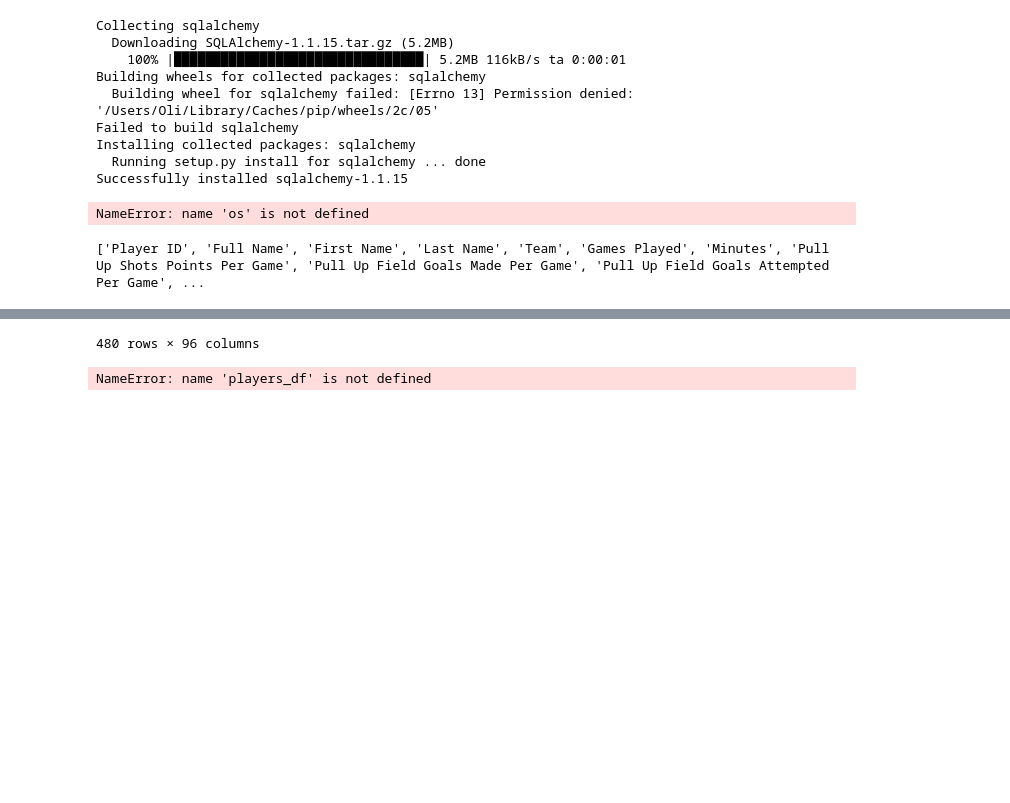
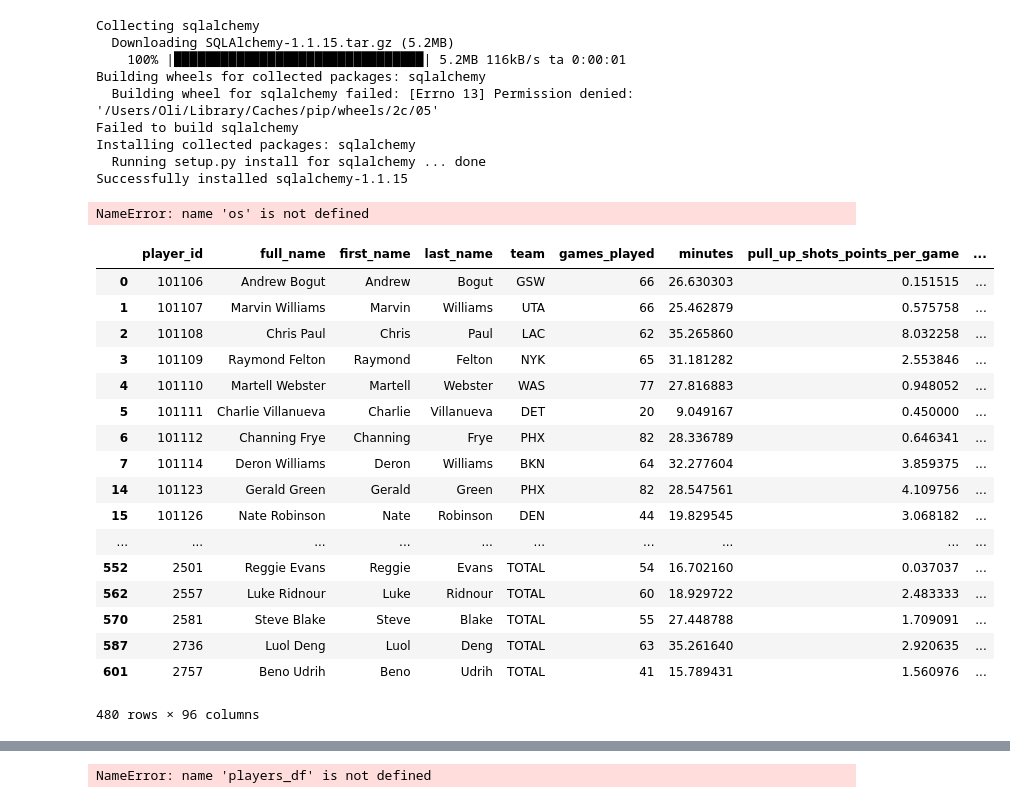
Before and after one commit to AndreiUngur/Codejam2017, a Jupyter notebook: Getting_NBA_Data.ipynb, the cells around one changed output, grey strips where cells are left out. Drawn from its saved outputs; the diff is of its cells as text; code cells hidden in the pictures; blank space fills up the shorter version.

Commit message:
data.db has changed column names

```diff
--- a/Getting_NBA_Data.ipynb
+++ b/Getting_NBA_Data.ipynb
@@ -15,7 +15,7 @@ import pandas as pd
 import sys
 import sqlalchemy
 
-CONN = sqlalchemy.create_engine('sqlite:///test.db')
+CONN = sqlalchemy.create_engine('sqlite:///data.db')
 # %%
 os.listdir('../Sports')
 # %% [output]
@@ -32,36 +32,49 @@ season_stats_df = pd.read_csv(season_stats)
 
 player_percentages = nba_df[list([column for column in nba_df.columns if ('Percentage' in column and 'Rebound' not in column and 'Effective' not in column and 'Against' not in column) or column == 'Name'])]
 
 player_percentages.to_sql('player_percentages',CONN,if_exists='replace')
 players_df.to_sql('player',CONN, if_exists='replace')
 
 
 players_df.columns = ['id','name','height','weight','college','born','birth_city','birth_state']
 
 columns = list(season_stats_df.columns)
 columns[0] = 'id'
 season_stats_df.columns = columns
 
 
 #pd.merge(players_df,player_percentages, left_on='name', right_on='Name')
 duplicate_players_total = nba_df[(nba_df.duplicated(subset=['Full Name'])) & (nba_df['Team'] == 'TOTAL')]
 
 nba_df = nba_df.drop_duplicates(subset=['Full Name'], keep=False)
 
 nba_player_stats_df = pd.concat([nba_df, duplicate_players_total])
 
 nba_player_stats_cols = list(nba_player_stats_df.columns)
-print(['_'.join(column.strip().lower().split())  for column in nba_player_stats_cols])
-
 nba_player_stats_cols[32] = 'Second Pass Hockey Assist'
-
-
-
+nba_player_stats_cols = ['_'.join(column.strip().lower().split())  for column in nba_player_stats_cols]
 
 nba_player_stats_df.columns = nba_player_stats_cols
 
 nba_player_stats_df.to_sql('player_stats',CONN,if_exists='replace')
 
 nba_player_stats_df
 # %% [output]
+|  | player_id | full_name | first_name | last_name | team | games_played | minutes | pull_up_shots_points_per_game | ... |
+| 0 | 101106 | Andrew Bogut | Andrew | Bogut | GSW | 66 | 26.630303 | 0.151515 | ... |
+| 1 | 101107 | Marvin Williams | Marvin | Williams | UTA | 66 | 25.462879 | 0.575758 | ... |
+| 2 | 101108 | Chris Paul | Chris | Paul | LAC | 62 | 35.265860 | 8.032258 | ... |
+| 3 | 101109 | Raymond Felton | Raymond | Felton | NYK | 65 | 31.181282 | 2.553846 | ... |
+| 4 | 101110 | Martell Webster | Martell | Webster | WAS | 77 | 27.816883 | 0.948052 | ... |
+| 5 | 101111 | Charlie Villanueva | Charlie | Villanueva | DET | 20 | 9.049167 | 0.450000 | ... |
+| 6 | 101112 | Channing Frye | Channing | Frye | PHX | 82 | 28.336789 | 0.646341 | ... |
+| 7 | 101114 | Deron Williams | Deron | Williams | BKN | 64 | 32.277604 | 3.859375 | ... |
+| 14 | 101123 | Gerald Green | Gerald | Green | PHX | 82 | 28.547561 | 4.109756 | ... |
+| 15 | 101126 | Nate Robinson | Nate | Robinson | DEN | 44 | 19.829545 | 3.068182 | ... |
+| ... | ... | ... | ... | ... | ... | ... | ... | ... | ... |
+| 552 | 2501 | Reggie Evans | Reggie | Evans | TOTAL | 54 | 16.702160 | 0.037037 | ... |
+| 562 | 2557 | Luke Ridnour | Luke | Ridnour | TOTAL | 60 | 18.929722 | 2.483333 | ... |
+| 570 | 2581 | Steve Blake | Steve | Blake | TOTAL | 55 | 27.448788 | 1.709091 | ... |
+| 587 | 2736 | Luol Deng | Luol | Deng | TOTAL | 63 | 35.261640 | 2.920635 | ... |
+| 601 | 2757 | Beno Udrih | Beno | Udrih | TOTAL | 41 | 15.789431 | 1.560976 | ... |
-['Player ID', 'Full Name', 'First Name', 'Last Name', 'Team', 'Games Played', 'Minutes', 'Pull Up Shots Points Per Game', 'Pull Up Field Goals Made Per Game', 'Pull Up Field Goals Attempted Per Game', ...
+480 rows × 96 columns
@@ -85,4 +81,3 @@ nba_player_stats_df
-480 rows × 96 columns
 # %%
 players_df.tail()
 # %% [output]
```
Also changed, not shown: parts of 1 cell of this notebook, 2 other files.
